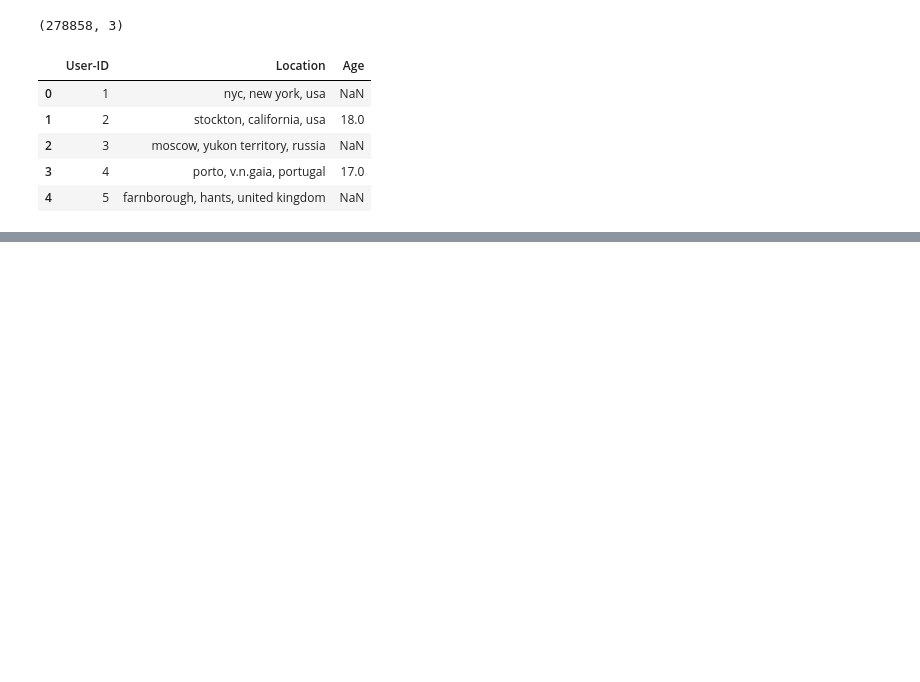
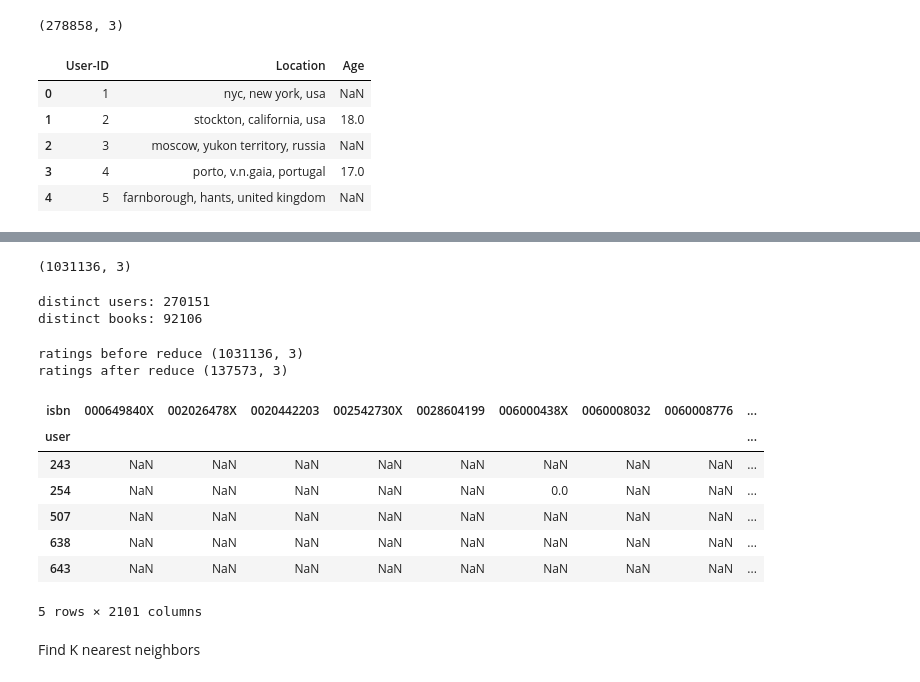
Before and after one commit to Abdel-Matinou/MLproject, a Jupyter notebook: project.ipynb, the cells around one changed output, grey strips where cells are left out. Saved outputs shown, nothing was run; the diff lists cells and outputs as text; code cells hidden in the pictures; blank space fills up the shorter version.

```diff
--- a/project.ipynb
+++ b/project.ipynb
@@ -59,0 +233,4 @@ df_users.head()
+# %%
+ratings = df_ratings.copy()
+ratings.columns = ['user','isbn', 'rating']
+ratings.head()
@@ -59,0 +268,5 @@ df_users.head()
+# %%
+#filtering books that are on both ratings and books data
+print(ratings.shape)
+ratings = ratings[ratings["isbn"].isin(books.index)]
+print(ratings.shape)
@@ -59,0 +293,41 @@ df_users.head()
+# %%
+ratings.shape
+# %% [output]
+(1031136, 3)
+# %%
+usersPerISBN = ratings.isbn.value_counts()
+print(f'distinct users: {len(usersPerISBN)}')
+ISBNsPerUser = ratings.user.value_counts()
+print(f'distinct books: {len(ISBNsPerUser)}')
+# %% [output]
+distinct users: 270151
+distinct books: 92106
+# %%
+# reducing the number of users and books for computational reasons.
+print(f'ratings before reduce {ratings.shape}')
+# reduce rows
+ratings = ratings[ratings["user"].isin(ISBNsPerUser[ISBNsPerUser > 50].index)]
+# reduce columns
+ratings = ratings[ratings["isbn"].isin(usersPerISBN[usersPerISBN > 50].index)]
+
+print(f'ratings after reduce {ratings.shape}')
+# %% [output]
+ratings before reduce (1031136, 3)
+ratings after reduce (137573, 3)
+# %%
+# Build the user-item interaction matrix
+userItemRatingMatrix = pd.pivot_table(ratings,  values= "rating",
+                                      index=['user'], columns=['isbn'])
+
+userItemRatingMatrix.head()
+# %% [output]
+| isbn | 000649840X | 002026478X | 0020442203 | 002542730X | 0028604199 | 006000438X | 0060008032 | 0060008776 | ... |
+| user |  |  |  |  |  |  |  |  | ... |
+| 243 | NaN | NaN | NaN | NaN | NaN | NaN | NaN | NaN | ... |
+| 254 | NaN | NaN | NaN | NaN | NaN | 0.0 | NaN | NaN | ... |
+| 507 | NaN | NaN | NaN | NaN | NaN | NaN | NaN | NaN | ... |
+| 638 | NaN | NaN | NaN | NaN | NaN | NaN | NaN | NaN | ... |
+| 643 | NaN | NaN | NaN | NaN | NaN | NaN | NaN | NaN | ... |
+5 rows × 2101 columns
+# %% [markdown]
+Find K nearest neighbors
```
Also changed, not shown: parts of 58 cells of this notebook, 7 other files.
